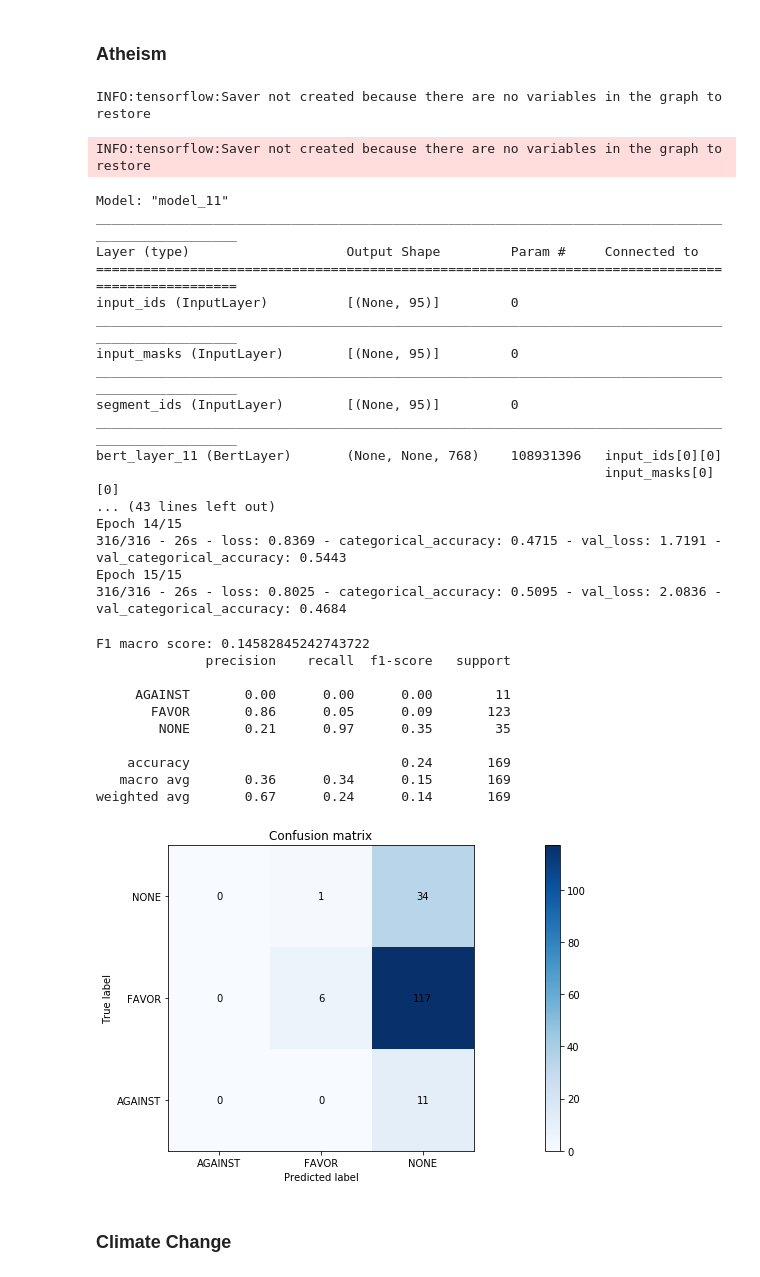
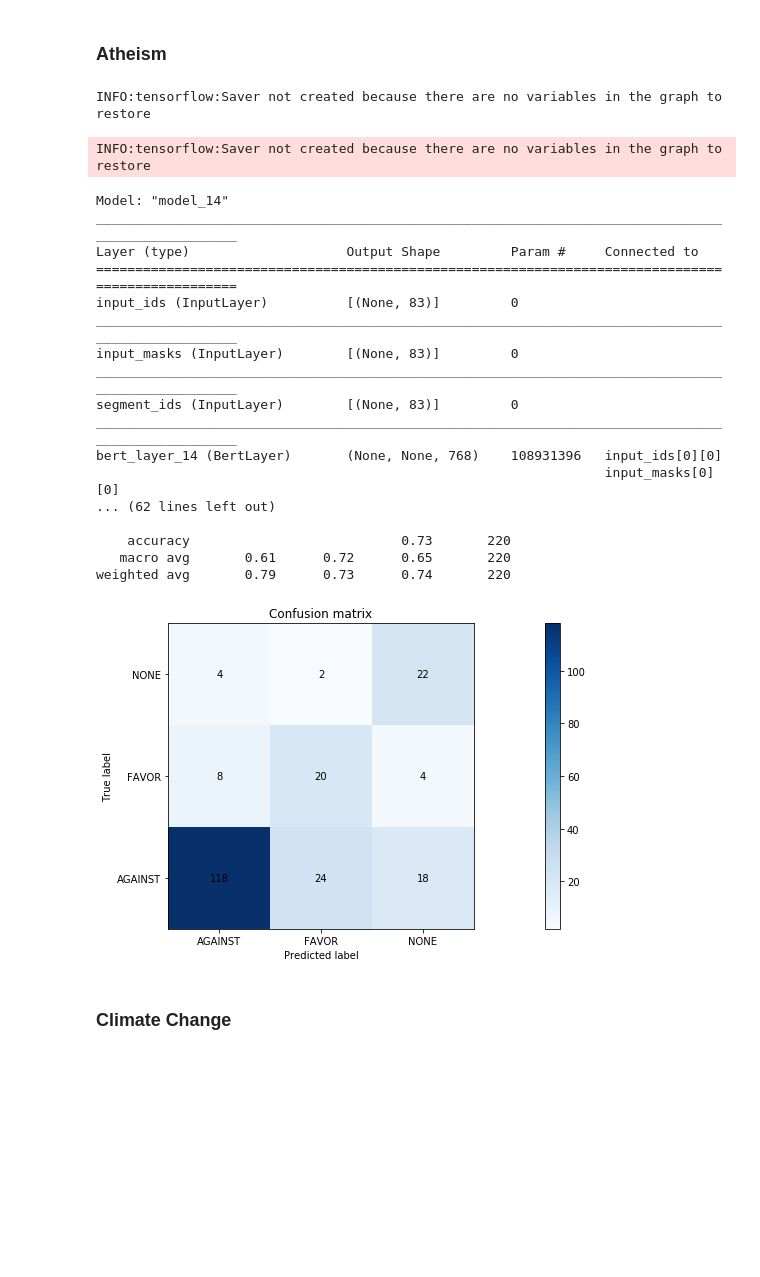
Before and after one commit to timspit/w266_final_project, a Jupyter notebook: Bert-TimCopy.ipynb, the cells around one changed output. Cells and saved outputs as stored; diff of their text form; code cells hidden in the pictures; blank space fills up the shorter version.

```diff
--- a/Bert-TimCopy.ipynb
+++ b/Bert-TimCopy.ipynb
@@ -223,8 +223,14 @@ WARNING:tensorflow:From /home/timspittle/w266_final_project/bert/tokenization.py
 WARNING:tensorflow:From /home/timspittle/w266_final_project/bert/tokenization.py:125: The name tf.gfile.GFile is deprecated. Please use tf.io.gfile.GFile instead.
 # %%
 # Create tokens surrounded by the [CLS] and [SEP] tokens
-tokens_train = twitter_train_raw['tweet_prep'].apply(lambda x: ['[CLS]'] + tokenizer.tokenize(x) + ['[SEP]'])
-tokens_test = twitter_test_raw['tweet_prep'].apply(lambda x: ['[CLS]'] + tokenizer.tokenize(x) + ['[SEP]'])
+
+# IF pre-processed
+# tokens_train = twitter_train_raw['tweet_prep'].apply(lambda x: ['[CLS]'] + tokenizer.tokenize(x) + ['[SEP]'])
+# tokens_test = twitter_test_raw['tweet_prep'].apply(lambda x: ['[CLS]'] + tokenizer.tokenize(x) + ['[SEP]'])
+
+# ELSE as-is
+tokens_train = twitter_train_raw['Tweet'].apply(lambda x: ['[CLS]'] + tokenizer.tokenize(x) + ['[SEP]'])
+tokens_test = twitter_test_raw['Tweet'].apply(lambda x: ['[CLS]'] + tokenizer.tokenize(x) + ['[SEP]'])
 # %%
 # Define maximal length of input 'sentences' (post tokenization).
 sen_length_list = []
@@ -781,59 +828,49 @@ weighted avg       0.83      0.63      0.66       220
 sess = tf.Session()
 
 model_atheism = bert_lstm_model(max_length_in = max_length,
-                                bert_fine_tune_layers = 12,
+                                bert_fine_tune_layers = 6,
                                 optimizer = 'adam',
-                                learning_rate_in = 0.1,
-                                dropout_rate_in = 0.8)
+                                learning_rate_in = 0.01,
+                                dropout_rate_in = 0.5)
 
 initialize_vars(sess)
 
 model_atheism.fit(
     x = atheism_train_subset['bert'],
     y = atheism_train_subset['labels_encoded'],
-    validation_split = 0.2,
+#     validation_split = 0.2,
     shuffle = True,
-    epochs = 15,
+    epochs = 20,
     verbose = 2,
     batch_size = 32,
     class_weight = atheism_train_subset['class_weights'])
 
 pred_test_atheism = model_atheism.predict(x = atheism_test_subset['bert'])
 
 standard_metrics(true_labels = atheism_test_subset['labels_text'],
                  test_probs = pred_test_atheism,
                  label_titles = label_categories)
 # %% [output]
 INFO:tensorflow:Saver not created because there are no variables in the graph to restore
 INFO:tensorflow:Saver not created because there are no variables in the graph to restore
-Model: "model_11"
+Model: "model_14"
 __________________________________________________________________________________________________
 Layer (type)                    Output Shape         Param #     Connected to
 ==================================================================================================
-input_ids (InputLayer)          [(None, 95)]         0
+input_ids (InputLayer)          [(None, 83)]         0
 __________________________________________________________________________________________________
-input_masks (InputLayer)        [(None, 95)]         0
+input_masks (InputLayer)        [(None, 83)]         0
 __________________________________________________________________________________________________
-segment_ids (InputLayer)        [(None, 95)]         0
+segment_ids (InputLayer)        [(None, 83)]         0
 __________________________________________________________________________________________________
-bert_layer_11 (BertLayer)       (None, None, 768)    108931396   input_ids[0][0]
+bert_layer_14 (BertLayer)       (None, None, 768)    108931396   input_ids[0][0]
                                                                  input_masks[0][0]
-... (43 lines left out)
-Epoch 14/15
-316/316 - 26s - loss: 0.8369 - categorical_accuracy: 0.4715 - val_loss: 1.7191 - val_categorical_accuracy: 0.5443
-Epoch 15/15
-316/316 - 26s - loss: 0.8025 - categorical_accuracy: 0.5095 - val_loss: 2.0836 - val_categorical_accuracy: 0.4684
+... (62 lines left out)
+
+    accuracy                           0.73       220
+   macro avg       0.61      0.72      0.65       220
+weighted avg       0.79      0.73      0.74       220
-F1 macro score: 0.14582845242743722
-              precision    recall  f1-score   support
-
-     AGAINST       0.00      0.00      0.00        11
-       FAVOR       0.86      0.05      0.09       123
-        NONE       0.21      0.97      0.35        35
-
-    accuracy                           0.24       169
-   macro avg       0.36      0.34      0.15       169
-weighted avg       0.67      0.24      0.14       169
-[figure, old version]
+[figure, new version]
 # %% [markdown]
 ### Climate Change
 # %%
```
Also changed, not shown: parts of 10 cells of this notebook.
